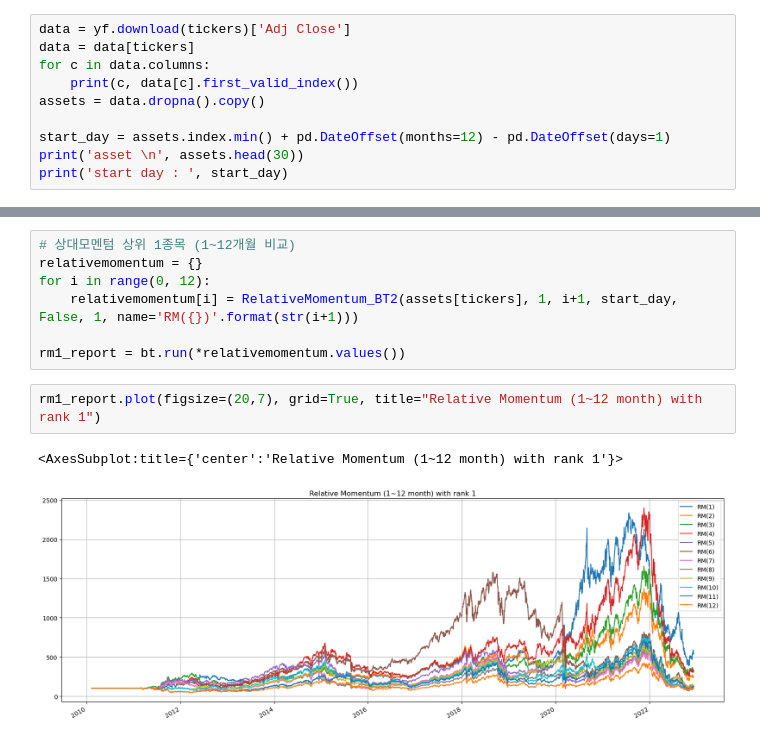
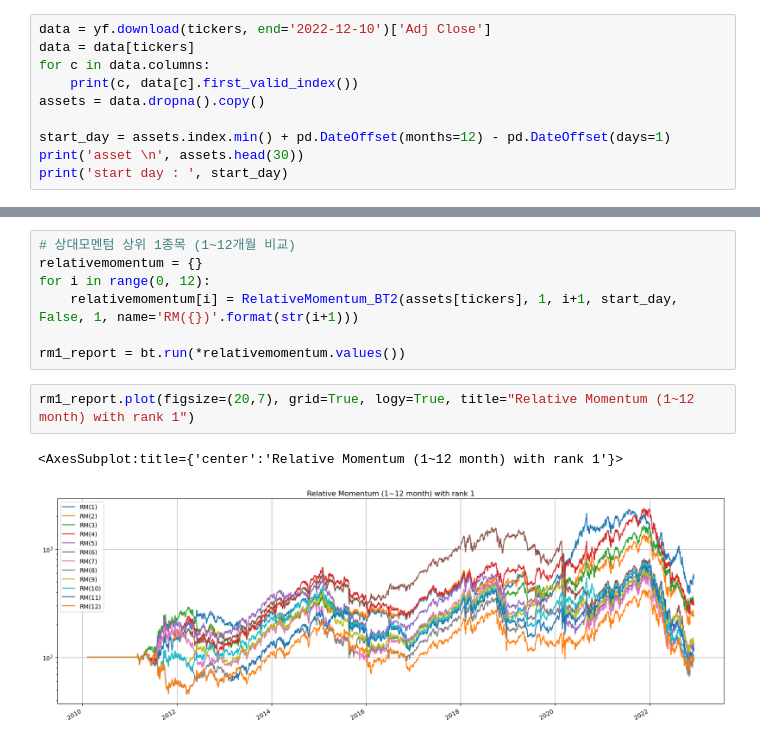
Before and after one commit to unius1004/DualMomentum, a Jupyter notebook: RelativeMomentum.ipynb, the cells around one changed output, grey strips where cells are left out. Drawn from its saved outputs; the diff is of its cells as text.

```diff
--- a/RelativeMomentum.ipynb
+++ b/RelativeMomentum.ipynb
@@ -13,7 +11,7 @@ bt version :  (0, 2, 10)
 # %%
 tickers = ['TQQQ','TMF']
 # %%
-data = yf.download(tickers)['Adj Close']
+data = yf.download(tickers, end='2022-12-10')['Adj Close']
 data = data[tickers]
 for c in data.columns:
     print(c, data[c].first_valid_index())
@@ -75,10 +73,10 @@ for i in range(0, 12):
 
 rm1_report = bt.run(*relativemomentum.values())
 # %%
-rm1_report.plot(figsize=(20,7), grid=True, title="Relative Momentum (1~12 month) with rank 1")
+rm1_report.plot(figsize=(20,7), grid=True, logy=True, title="Relative Momentum (1~12 month) with rank 1")
 # %% [output]
 <AxesSubplot:title={'center':'Relative Momentum (1~12 month) with rank 1'}>
-[figure, old version]
+[figure, new version]
 # %%
 print(rm1_report.prices[start_day:].calc_stats().display())
 # %% [output]
```
Also changed, not shown: parts of 3 cells of this notebook, 2 other files.
